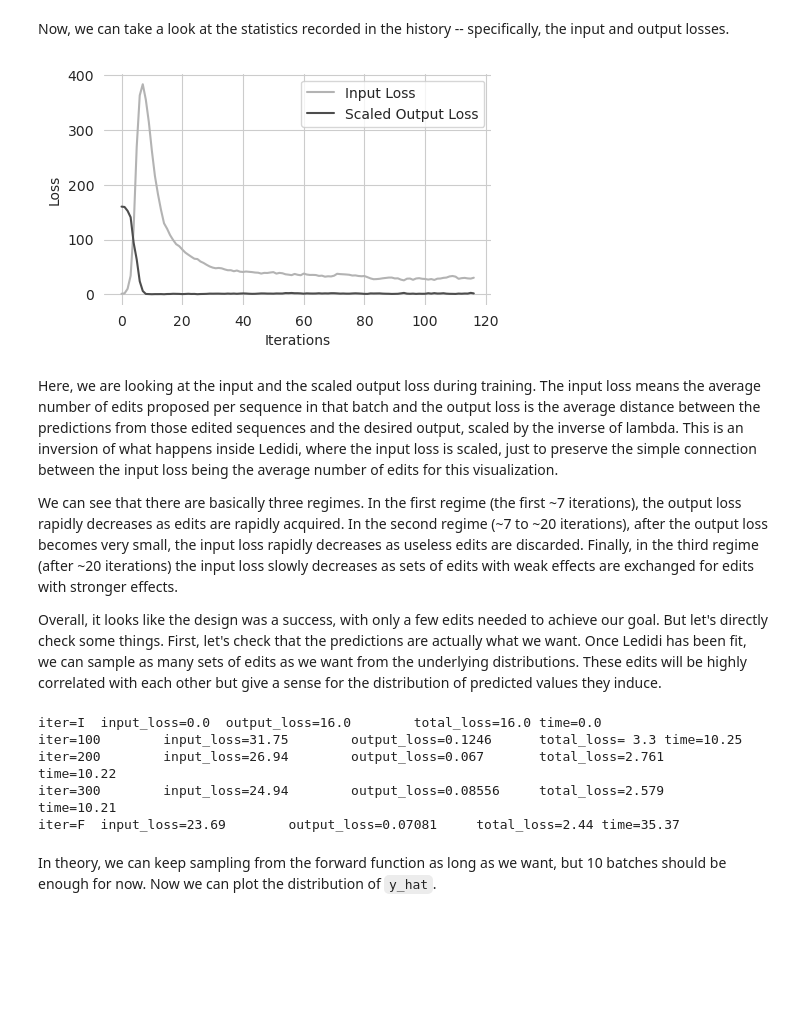
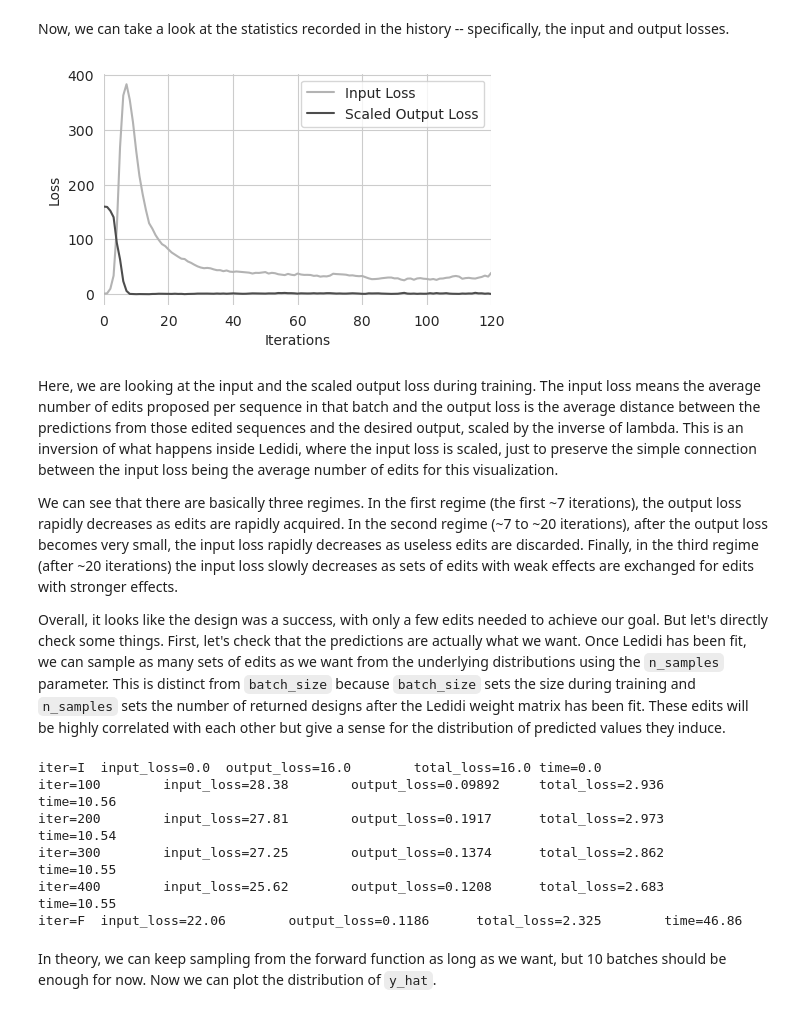
Before and after one commit to jmschrei/ledidi, a Jupyter notebook: docs/tutorials/Tutorial_1_-_Design_of_Protein_Binding_Sites.ipynb, the cells around one changed output. Saved outputs shown, nothing was run; the diff lists cells and outputs as text; code cells hidden in the pictures; blank space fills up the shorter version.

```diff
--- a/docs/tutorials/Tutorial_1_-_Design_of_Protein_Binding_Sites.ipynb
+++ b/docs/tutorials/Tutorial_1_-_Design_of_Protein_Binding_Sites.ipynb
@@ -138,33 +137,38 @@ Now, we can take a look at the statistics recorded in the history -- specificall
 # %%
 %matplotlib inline
 import numpy
 import matplotlib.pyplot as plt
 import seaborn; seaborn.set_style('whitegrid')
 
 scaled_output_loss = numpy.array(history['output_loss']) * 10
 
 plt.figure(figsize=(5, 3))
 plt.plot(history['input_loss'], c='0.7', label="Input Loss")
 plt.plot(scaled_output_loss, c='0.3', label="Scaled Output Loss")
 plt.legend(fontsize=10)
 plt.xlabel("Iterations")
 plt.ylabel("Loss")
+plt.xlim(0, 120)
 
 seaborn.despine(left=True, bottom=True)
 plt.show()
 # %% [output]
-[figure, old version]
+[figure, new version]
 # %% [markdown]
 Here, we are looking at the input and the scaled output loss during training. The input loss means the average number of edits proposed per sequence in that batch and the output loss is the average distance between the predictions from those edited sequences and the desired output, scaled by the inverse of lambda. This is an inversion of what happens inside Ledidi, where the input loss is scaled, just to preserve the simple connection between the input loss being the average number of edits for this visualization.
 
 We can see that there are basically three regimes. In the first regime (the first \~7 iterations), the output loss rapidly decreases as edits are rapidly acquired. In the second regime (~7 to ~20 iterations), after the output loss becomes very small, the input loss rapidly decreases as useless edits are discarded. Finally, in the third regime (after ~20 iterations) the input loss slowly decreases as sets of edits with weak effects are exchanged for edits with stronger effects.
 
-Overall, it looks like the design was a success, with only a few edits needed to achieve our goal. But let's directly check some things. First, let's check that the predictions are actually what we want. Once Ledidi has been fit, we can sample as many sets of edits as we want from the underlying distributions. These edits will be highly correlated with each other but give a sense for the distribution of predicted values they induce.
+Overall, it looks like the design was a success, with only a few edits needed to achieve our goal. But let's directly check some things. First, let's check that the predictions are actually what we want. Once Ledidi has been fit, we can sample as many sets of edits as we want from the underlying distributions using the `n_samples` parameter. This is distinct from `batch_size` because `batch_size` sets the size during training and `n_samples` sets the number of returned designs after the Ledidi weight matrix has been fit. These edits will be highly correlated with each other but give a sense for the distribution of predicted values they induce.
 # %%
-x_bar, wrapper = ledidi(model, X, y_bar, verbose=True, return_designer=True)
+torch.manual_seed(0)
+
+X_bar = ledidi(model, X, y_bar, n_samples=50, verbose=True)
+y_hat = predict(model, X_bar).numpy(force=True)
 # %% [output]
 iter=I  input_loss=0.0  output_loss=16.0        total_loss=16.0 time=0.0
-iter=100        input_loss=31.75        output_loss=0.1246      total_loss= 3.3 time=10.25
-iter=200        input_loss=26.94        output_loss=0.067       total_loss=2.761        time=10.22
-iter=300        input_loss=24.94        output_loss=0.08556     total_loss=2.579        time=10.21
-iter=F  input_loss=23.69        output_loss=0.07081     total_loss=2.44 time=35.37
+iter=100        input_loss=28.38        output_loss=0.09892     total_loss=2.936        time=10.56
+iter=200        input_loss=27.81        output_loss=0.1917      total_loss=2.973        time=10.54
+iter=300        input_loss=27.25        output_loss=0.1374      total_loss=2.862        time=10.55
+iter=400        input_loss=25.62        output_loss=0.1208      total_loss=2.683        time=10.55
+iter=F  input_loss=22.06        output_loss=0.1186      total_loss=2.325        time=46.86
```
Also changed, not shown: parts of 20 cells of this notebook.
